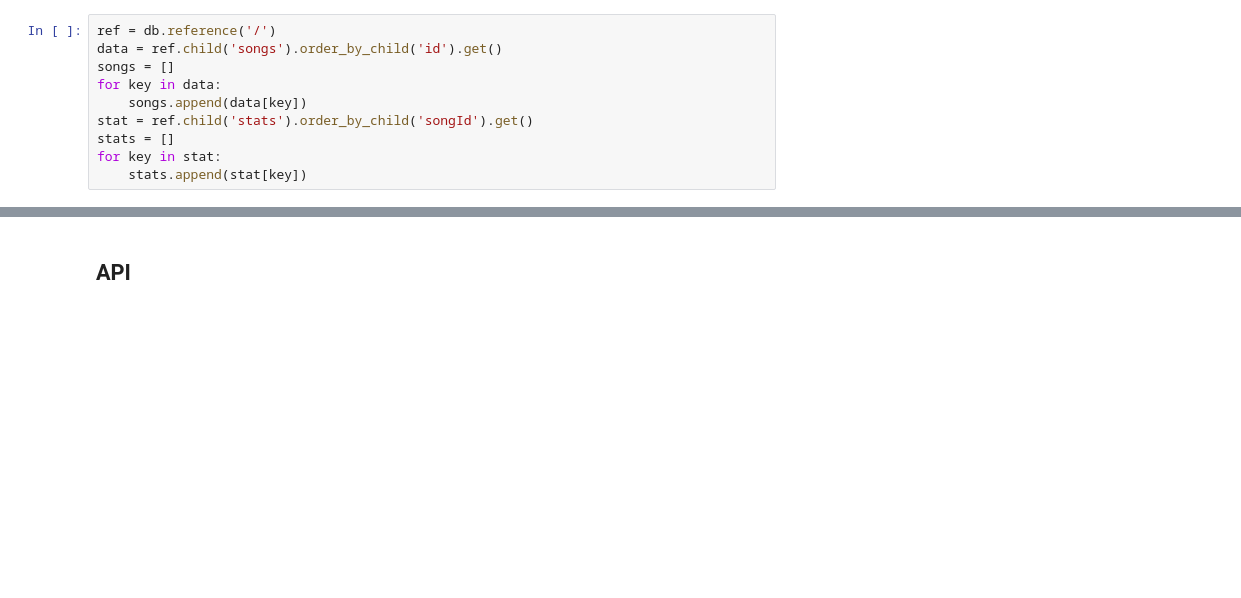
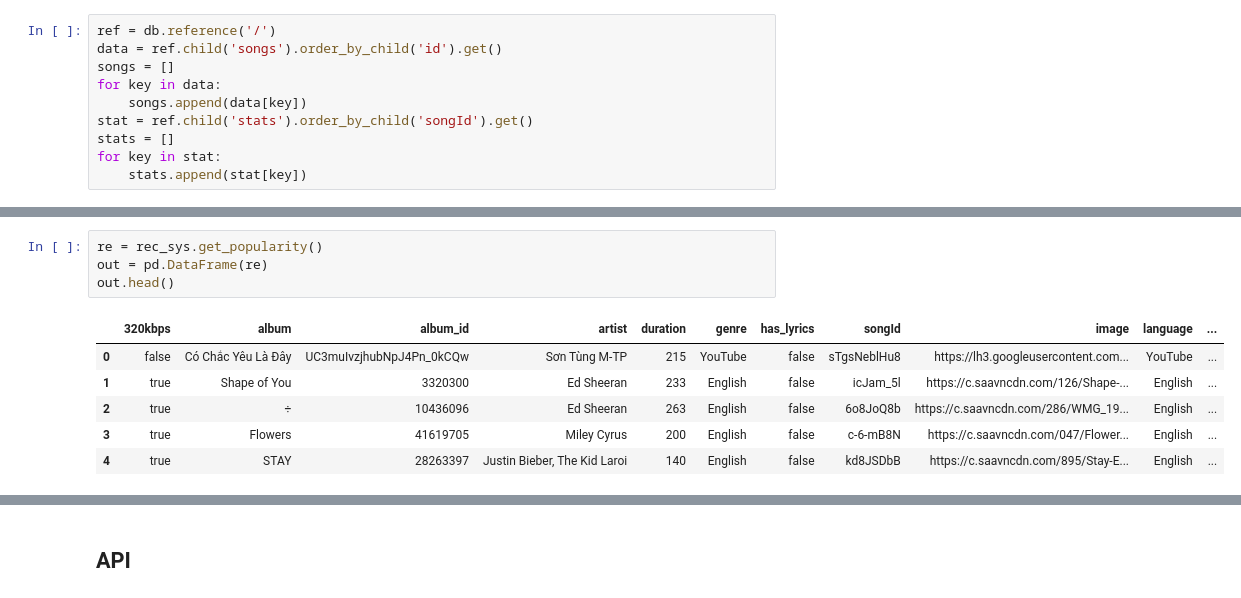
Before and after one commit to IncognitoTabs/GraduationProject, a Jupyter notebook: RecommendationSystem/test.ipynb, the cells around one changed output, grey strips where cells are left out. Drawn from its saved outputs; the diff is of its cells as text; blank space fills up the shorter version.

```diff
--- a/RecommendationSystem/test.ipynb
+++ b/RecommendationSystem/test.ipynb
@@ -56 +167,12 @@ Non zero values in cooccurence_matrix :732
+# %%
+re = rec_sys.get_popularity()
+out = pd.DataFrame(re)
+out.head()
+# %% [output]
+|  | 320kbps | album | album_id | artist | duration | genre | has_lyrics | songId | image | language | ... |
+| 0 | false | Có Chắc Yêu Là Đây | UC3muIvzjhubNpJ4Pn_0kCQw | Sơn Tùng M-TP | 215 | YouTube | false | sTgsNeblHu8 | https://lh3.googleusercontent.com... | YouTube | ... |
+| 1 | true | Shape of You | 3320300 | Ed Sheeran | 233 | English | false | icJam_5l | https://c.saavncdn.com/126/Shape-... | English | ... |
+| 2 | true | ÷ | 10436096 | Ed Sheeran | 263 | English | false | 6o8JoQ8b | https://c.saavncdn.com/286/WMG_19... | English | ... |
+| 3 | true | Flowers | 41619705 | Miley Cyrus | 200 | English | false | c-6-mB8N | https://c.saavncdn.com/047/Flower... | English | ... |
+| 4 | true | STAY | 28263397 | Justin Bieber, The Kid Laroi | 140 | English | false | kd8JSDbB | https://c.saavncdn.com/895/Stay-E... | English | ... |
 # %%
```
Also changed, not shown: parts of 13 cells of this notebook, 11 other files.
